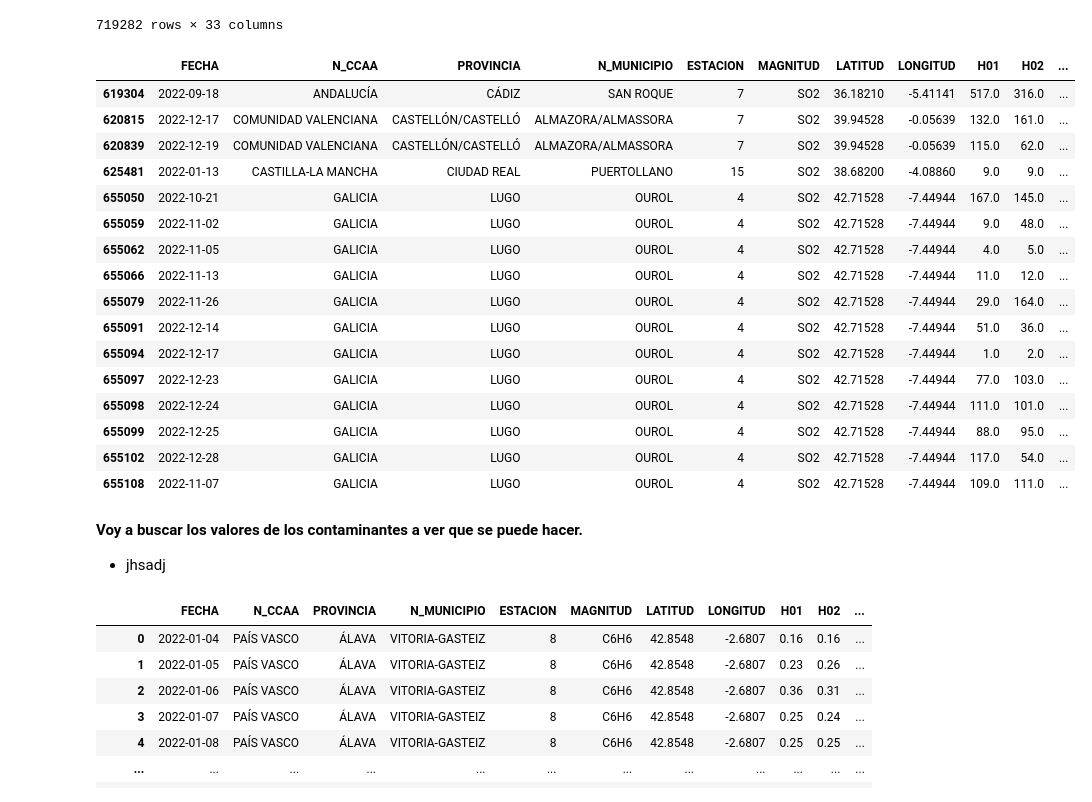
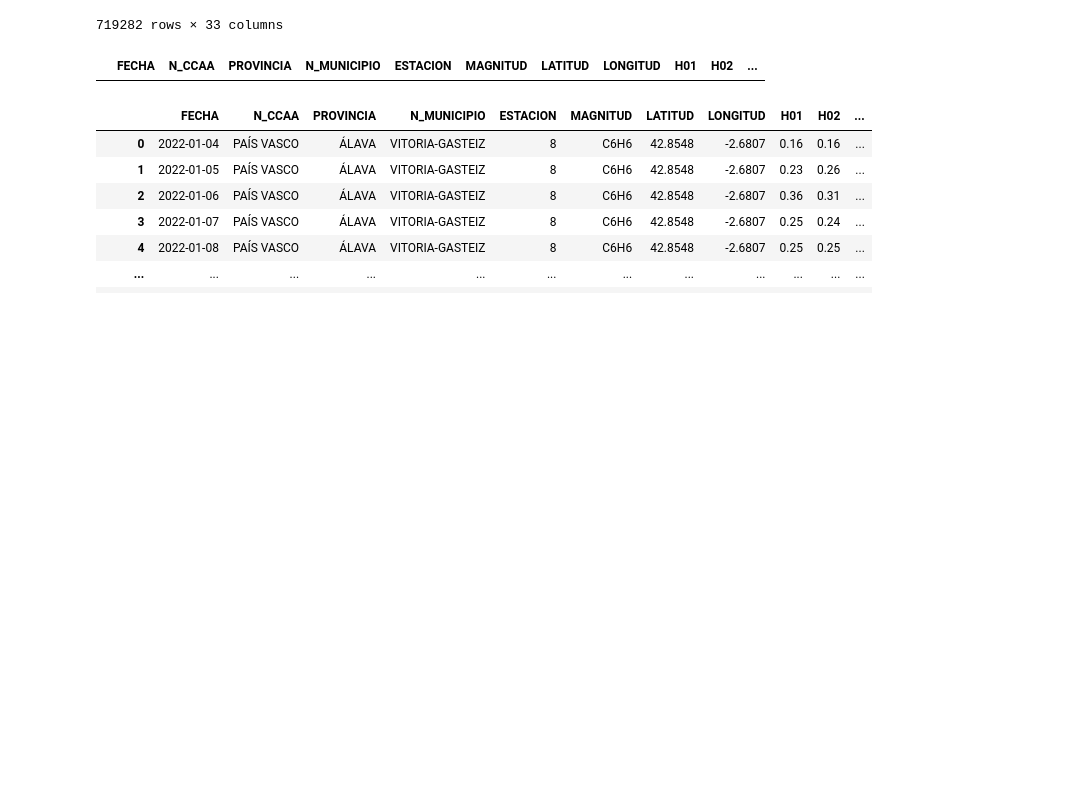
Before and after one commit to Yakondra/Final-project-air-quality, a Jupyter notebook: src/EDA.ipynb, the cells around one changed output. Saved outputs shown, nothing was run; the diff lists cells and outputs as text; code cells hidden in the pictures; blank space fills up the shorter version.

```diff
--- a/src/EDA.ipynb
+++ b/src/EDA.ipynb
@@ -148,28 +148,9 @@ clean_df
 | 719281 | 2022-12-28 | CEUTA | CEUTA | CEUTA | 1 | SO2 | 35.8930 | -5.3147 | 1.68 | 1.40 | ... |
 719282 rows × 33 columns
 # %%
-clean_df[(clean_df['MAGNITUD'] == 'SO2') & (clean_df['Media_Horaria'] >= 60)]
+clean_df[(clean_df['MAGNITUD'] == 'NO') & (clean_df['Media_Horaria'] >= 9)]
 # %% [output]
 |  | FECHA | N_CCAA | PROVINCIA | N_MUNICIPIO | ESTACION | MAGNITUD | LATITUD | LONGITUD | H01 | H02 | ... |
-| 619304 | 2022-09-18 | ANDALUCÍA | CÁDIZ | SAN ROQUE | 7 | SO2 | 36.18210 | -5.41141 | 517.0 | 316.0 | ... |
-| 620815 | 2022-12-17 | COMUNIDAD VALENCIANA | CASTELLÓN/CASTELLÓ | ALMAZORA/ALMASSORA | 7 | SO2 | 39.94528 | -0.05639 | 132.0 | 161.0 | ... |
-| 620839 | 2022-12-19 | COMUNIDAD VALENCIANA | CASTELLÓN/CASTELLÓ | ALMAZORA/ALMASSORA | 7 | SO2 | 39.94528 | -0.05639 | 115.0 | 62.0 | ... |
-| 625481 | 2022-01-13 | CASTILLA-LA MANCHA | CIUDAD REAL | PUERTOLLANO | 15 | SO2 | 38.68200 | -4.08860 | 9.0 | 9.0 | ... |
-| 655050 | 2022-10-21 | GALICIA | LUGO | OUROL | 4 | SO2 | 42.71528 | -7.44944 | 167.0 | 145.0 | ... |
-| 655059 | 2022-11-02 | GALICIA | LUGO | OUROL | 4 | SO2 | 42.71528 | -7.44944 | 9.0 | 48.0 | ... |
-| 655062 | 2022-11-05 | GALICIA | LUGO | OUROL | 4 | SO2 | 42.71528 | -7.44944 | 4.0 | 5.0 | ... |
-| 655066 | 2022-11-13 | GALICIA | LUGO | OUROL | 4 | SO2 | 42.71528 | -7.44944 | 11.0 | 12.0 | ... |
-| 655079 | 2022-11-26 | GALICIA | LUGO | OUROL | 4 | SO2 | 42.71528 | -7.44944 | 29.0 | 164.0 | ... |
-| 655091 | 2022-12-14 | GALICIA | LUGO | OUROL | 4 | SO2 | 42.71528 | -7.44944 | 51.0 | 36.0 | ... |
-| 655094 | 2022-12-17 | GALICIA | LUGO | OUROL | 4 | SO2 | 42.71528 | -7.44944 | 1.0 | 2.0 | ... |
-| 655097 | 2022-12-23 | GALICIA | LUGO | OUROL | 4 | SO2 | 42.71528 | -7.44944 | 77.0 | 103.0 | ... |
-| 655098 | 2022-12-24 | GALICIA | LUGO | OUROL | 4 | SO2 | 42.71528 | -7.44944 | 111.0 | 101.0 | ... |
-| 655099 | 2022-12-25 | GALICIA | LUGO | OUROL | 4 | SO2 | 42.71528 | -7.44944 | 88.0 | 95.0 | ... |
-| 655102 | 2022-12-28 | GALICIA | LUGO | OUROL | 4 | SO2 | 42.71528 | -7.44944 | 117.0 | 54.0 | ... |
-| 655108 | 2022-11-07 | GALICIA | LUGO | OUROL | 4 | SO2 | 42.71528 | -7.44944 | 109.0 | 111.0 | ... |
-# %% [markdown]
-**Voy a buscar los valores de los contaminantes a ver que se puede hacer.**
-- jhsadj
 # %%
 # Función para clasificar los valores de peligrosidad de cada contaminante
 def clasificar_peligrosidad(valor, umbrales):
```
Also changed, not shown: parts of 1 cell of this notebook.
